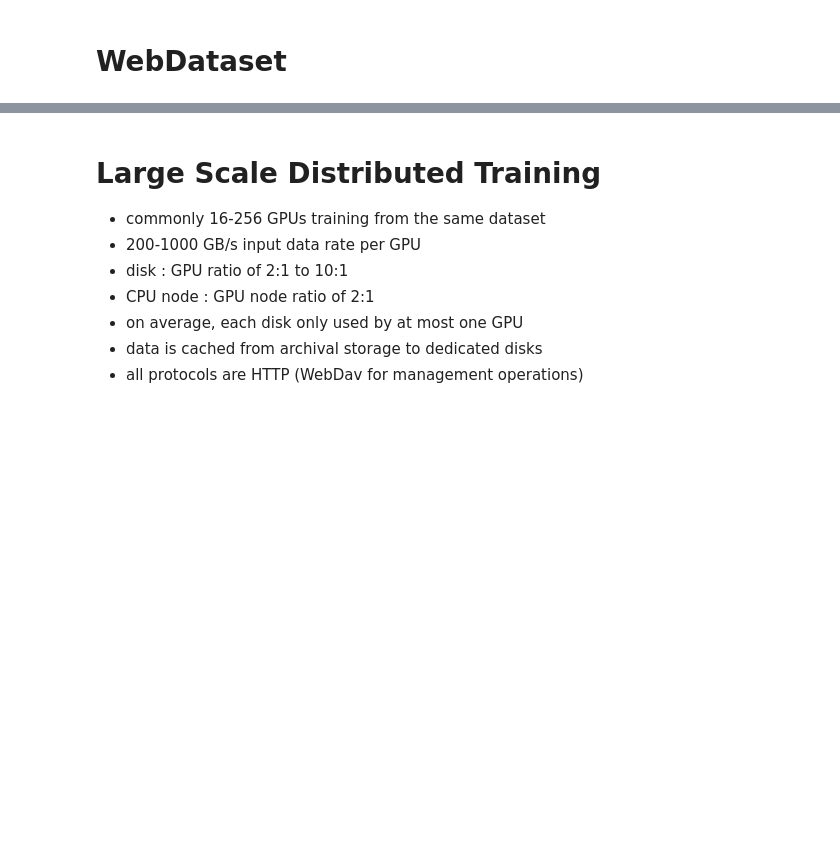
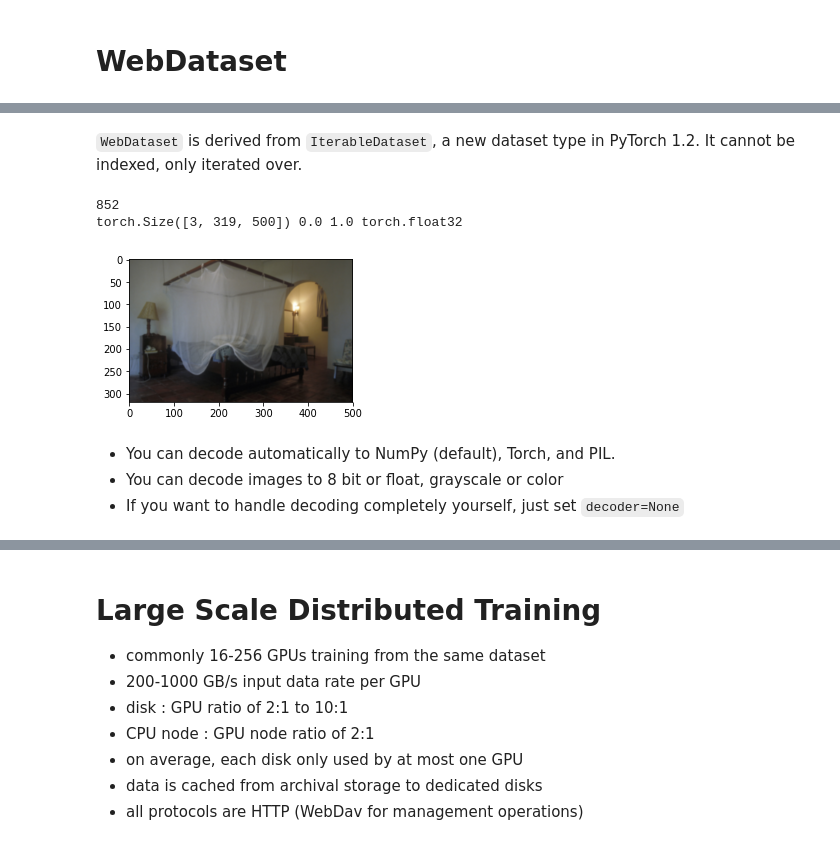
Before and after one commit to tmbdev-tutorials/icdar2019-tutorial, a Jupyter notebook: 26-webdataset.ipynb, the cells around one changed output, grey strips where cells are left out. Drawn from its saved outputs; the diff is of its cells as text; code cells hidden in the pictures; blank space fills up the shorter version.

```diff
--- a/26-webdataset.ipynb
+++ b/26-webdataset.ipynb
@@ -225,0 +138,20 @@ is just this:
+# %% [markdown]
+`WebDataset` is derived from `IterableDataset`, a new dataset type in PyTorch 1.2. It cannot be indexed, only iterated over.
+# %%
+from webdataset import WebDataset
+imagenet = WebDataset("http://storage.googleapis.com/lpr-imagenet/imagenet_train-{0000..0147}.tgz",
+                      extensions="jpg cls", decoder="torch")
+
+for image, cls in imagenet:
+    break
+imshow(image.permute(1, 2, 0))
+print(cls)
+print(image.shape, image.min().item(), image.max().item(), image.dtype)
+# %% [output]
+852
+torch.Size([3, 319, 500]) 0.0 1.0 torch.float32
+[figure, added]
+# %% [markdown]
+- You can decode automatically to NumPy (default), Torch, and PIL.
+- You can decode images to 8 bit or float, grayscale or color
+- If you want to handle decoding completely yourself, just set `decoder=None`
```
Also changed, not shown: parts of 76 cells of this notebook.
